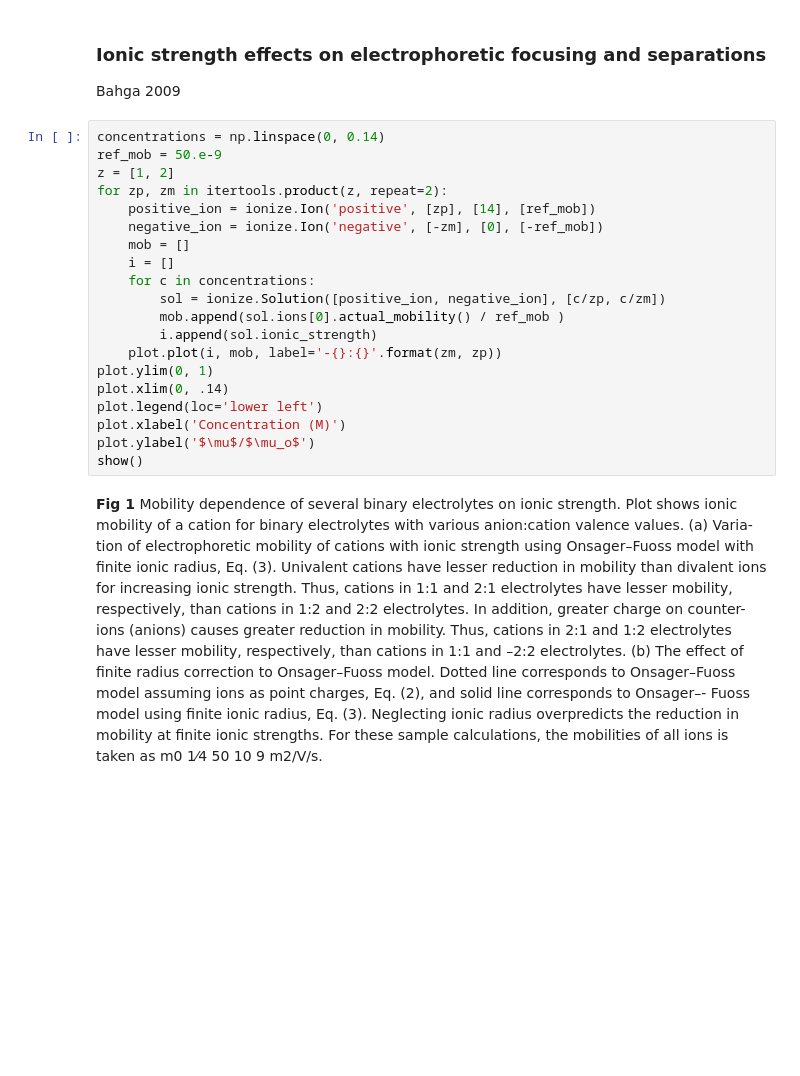
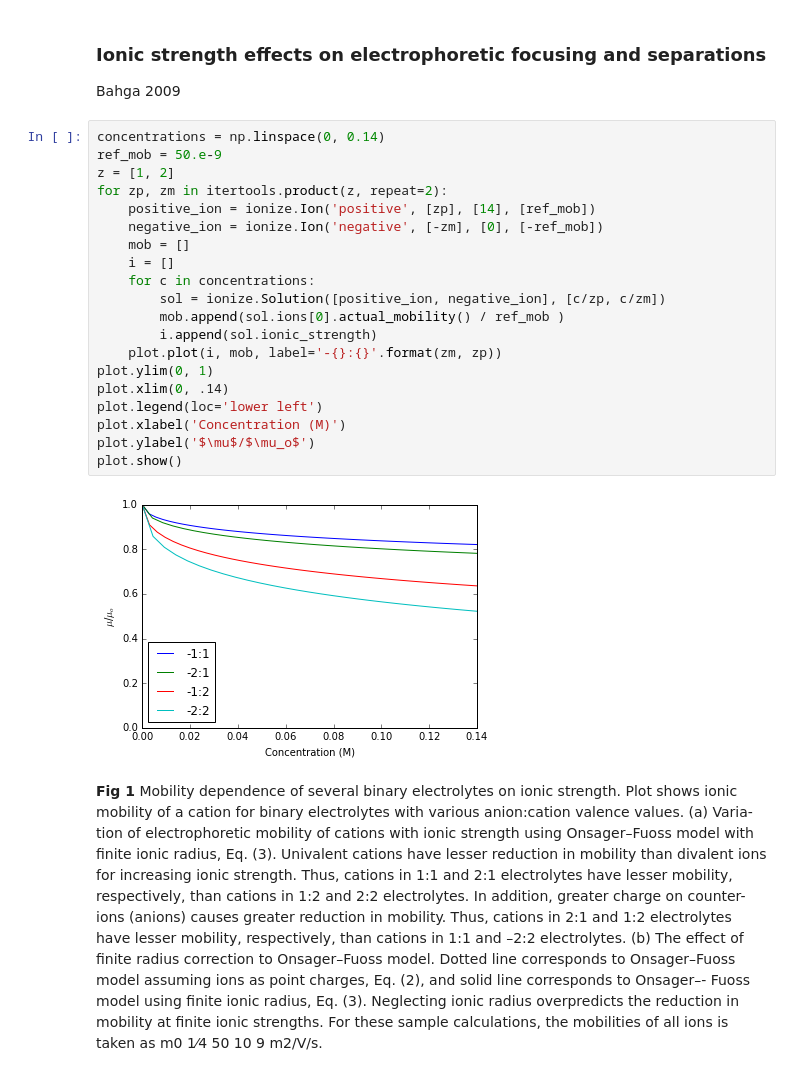
Before and after one commit to lewisamarshall/ionize, a Jupyter notebook: Benchmarks.ipynb, the cells around one changed output. Saved outputs shown, nothing was run; the diff lists cells and outputs as text; blank space fills up the shorter version.

```diff
--- a/Benchmarks.ipynb
+++ b/Benchmarks.ipynb
@@ -205,23 +212,25 @@ Bahga 2009
 # %%
 concentrations = np.linspace(0, 0.14)
 ref_mob = 50.e-9
 z = [1, 2]
 for zp, zm in itertools.product(z, repeat=2):
     positive_ion = ionize.Ion('positive', [zp], [14], [ref_mob])
     negative_ion = ionize.Ion('negative', [-zm], [0], [-ref_mob])
     mob = []
     i = []
     for c in concentrations:
         sol = ionize.Solution([positive_ion, negative_ion], [c/zp, c/zm])
         mob.append(sol.ions[0].actual_mobility() / ref_mob )
         i.append(sol.ionic_strength)
     plot.plot(i, mob, label='-{}:{}'.format(zm, zp))
 plot.ylim(0, 1)
 plot.xlim(0, .14)
 plot.legend(loc='lower left')
 plot.xlabel('Concentration (M)')
 plot.ylabel('$\mu$/$\mu_o$')
-show()
+plot.show()
+# %% [output]
+[figure, added]
 # %% [markdown]
 **Fig 1**  Mobility dependence of several binary electrolytes on ionic strength. Plot shows ionic mobility of a cation for binary electrolytes with various anion:cation valence values. (a) Varia- tion of electrophoretic mobility of cations with ionic strength using Onsager–Fuoss model with finite ionic radius, Eq. (3). Univalent cations have lesser reduction in mobility than divalent ions for increasing ionic strength. Thus, cations in  1:1 and  2:1 electrolytes have lesser mobility, respectively, than cations in  1:2 and  2:2 electrolytes. In addition, greater charge on counter-ions (anions) causes greater reduction in mobility. Thus, cations in  2:1 and  1:2 electrolytes have lesser mobility, respectively, than cations in  1:1 and –2:2 electrolytes. (b) The effect of finite radius correction to Onsager–Fuoss model. Dotted line corresponds to Onsager–Fuoss model assuming ions as point charges, Eq. (2), and solid line corresponds to Onsager–- Fuoss model using finite ionic radius, Eq. (3). Neglecting ionic radius overpredicts the reduction in mobility at finite ionic strengths. For these sample calculations, the mobilities of all ions is taken as m0 1⁄4 50   10 9 m2/V/s.
 # %%
```
Also changed, not shown: parts of 5 cells of this notebook, 1 other file.
